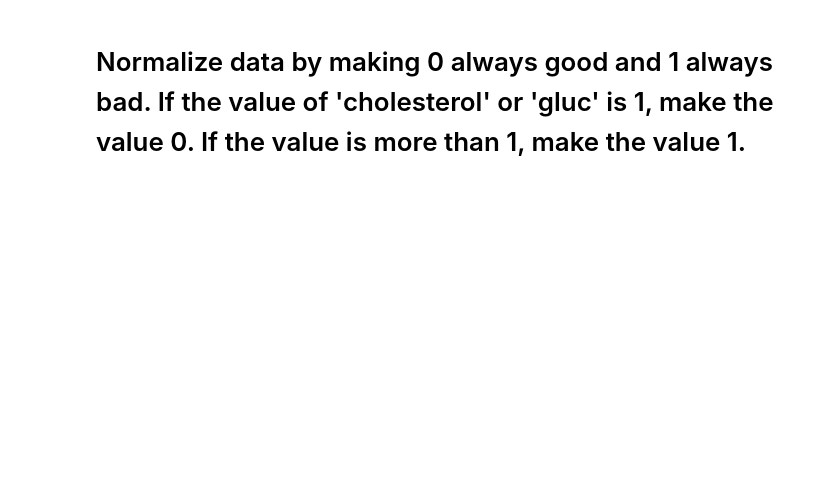
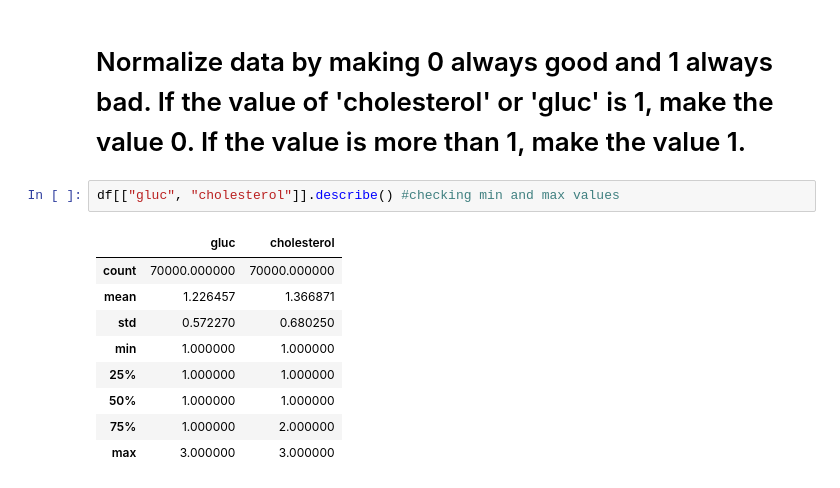
Before and after one commit to ffelipeaom/freeCodeCamp-python-pandas-numpy, a Jupyter notebook: medical_data_visualizer.ipynb, the cells around one changed output. Saved outputs shown, nothing was run; the diff lists cells and outputs as text; blank space fills up the shorter version.

```diff
--- a/medical_data_visualizer.ipynb
+++ b/medical_data_visualizer.ipynb
@@ -44,2 +53,14 @@ Name: overweight, dtype: int64
 # %% [markdown]
 # Normalize data by making 0 always good and 1 always bad. If the value of 'cholesterol' or 'gluc' is 1, make the value 0. If the value is more than 1, make the value 1.
+# %%
+df[["gluc", "cholesterol"]].describe() #checking min and max values
+# %% [output]
+|  | gluc | cholesterol |
+| count | 70000.000000 | 70000.000000 |
+| mean | 1.226457 | 1.366871 |
+| std | 0.572270 | 0.680250 |
+| min | 1.000000 | 1.000000 |
+| 25% | 1.000000 | 1.000000 |
+| 50% | 1.000000 | 1.000000 |
+| 75% | 1.000000 | 2.000000 |
+| max | 3.000000 | 3.000000 |
```
Also changed, not shown: parts of 4 cells of this notebook.
